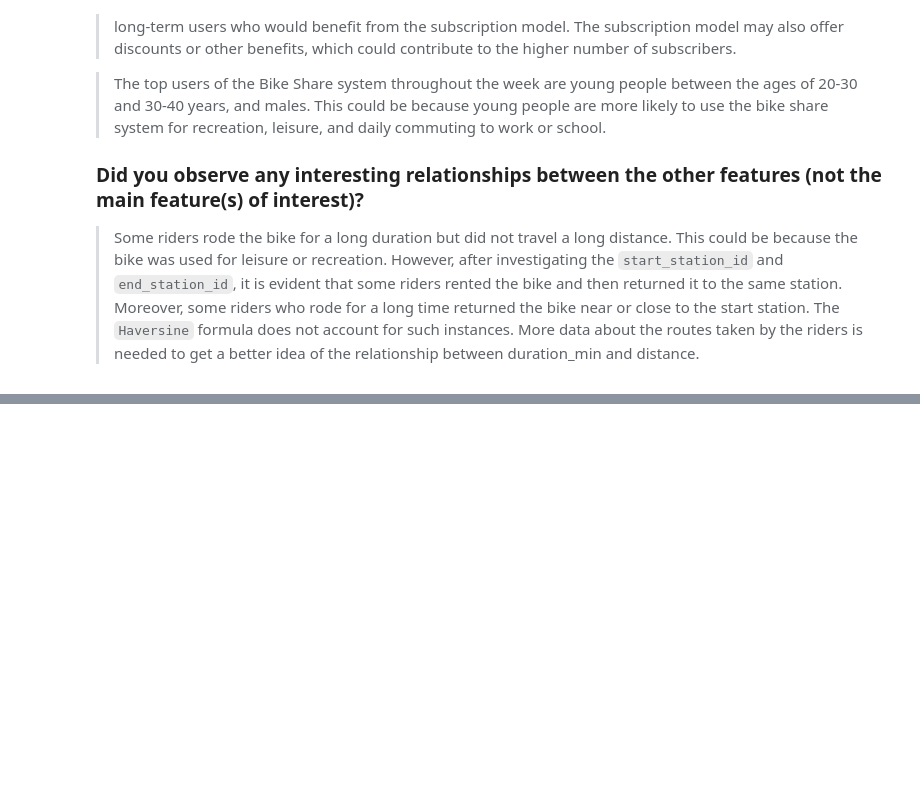
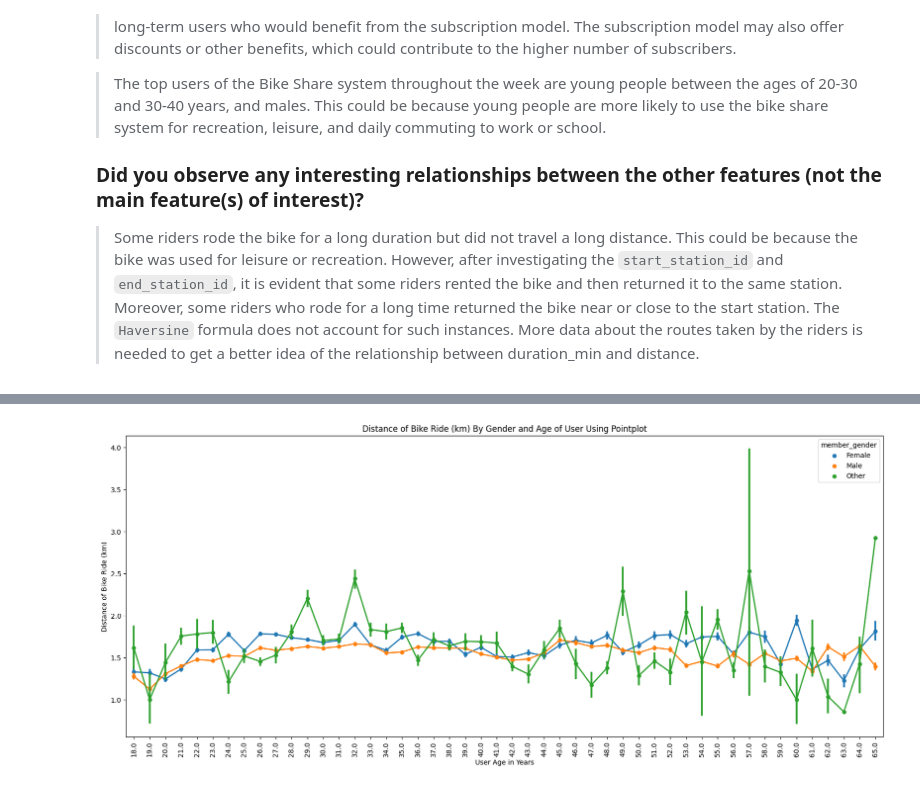
Before and after one commit to kisyular/data-visualization-project, a Jupyter notebook: Part_I_exploration.ipynb, the cells around one changed output, grey strips where cells are left out. Saved outputs shown, nothing was run; the diff lists cells and outputs as text; code cells hidden in the pictures; blank space fills up the shorter version.

```diff
--- a/Part_I_exploration.ipynb
+++ b/Part_I_exploration.ipynb
@@ -1079,0 +1103,10 @@ graph.fig.suptitle('Distribution of Bike Rides Based on User Type and Month', y=
+# %%
+# pointplot of `member_age` and `duration_min` separated by `member_gender`
+plt.figure(figsize=(20, 8))
+sb.pointplot(data=cc_bike_data, x='member_age', y='distance', hue='member_gender', scale=.7)
+plt.xlabel('User Age in Years')
+plt.ylabel('Distance of Bike Ride (km)')
+plt.title('Distance of Bike Ride (km) By Gender and Age of User Using Pointplot')
+plt.xticks(rotation=90);
+# %% [output]
+[figure, added]
```
Also changed, not shown: parts of 11 cells of this notebook.
